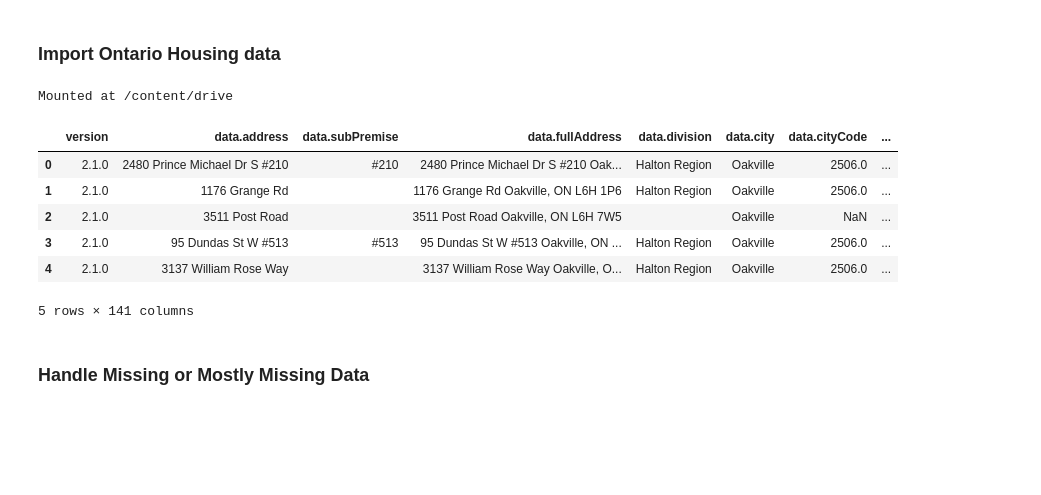
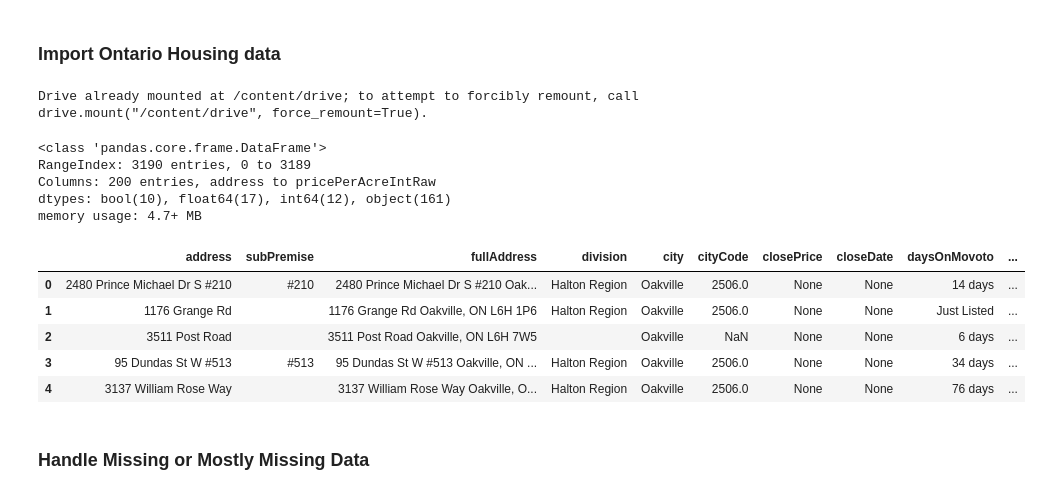
Before and after one commit to shahaansshah/3253-083_Group9, a Jupyter notebook: 3253_083_Group_9_Data_Analysis.ipynb, the cells around one changed output. Saved outputs shown, nothing was run; the diff lists cells and outputs as text; code cells hidden in the pictures; blank space fills up the shorter version.

```diff
--- a/3253_083_Group_9_Data_Analysis.ipynb
+++ b/3253_083_Group_9_Data_Analysis.ipynb
@@ -30,7 +18,0 @@ from sklearn.model_selection import train_test_split
-# %%
-from google.colab import drive
-drive.mount('/content/drive', force_remount=True)
-
-ontario_housing_data = pd.read_json('/content/drive/My Drive/Colab Notebooks/ontario_housing_cleaned.json', lines=True)
-# %% [output]
-Mounted at /content/drive
@@ -50,13 +19,56 @@ ontario_housing_data = pd.json_normalize(data)
-# %%
-ontario_housing_data.head()
-# %% [output]
-|  | version | data.address | data.subPremise | data.fullAddress | data.division | data.city | data.cityCode | ... |
-| 0 | 2.1.0 | 2480 Prince Michael Dr S #210 | #210 | 2480 Prince Michael Dr S #210 Oak... | Halton Region | Oakville | 2506.0 | ... |
-| 1 | 2.1.0 | 1176 Grange Rd |  | 1176 Grange Rd Oakville, ON L6H 1P6 | Halton Region | Oakville | 2506.0 | ... |
-| 2 | 2.1.0 | 3511 Post Road |  | 3511 Post Road Oakville, ON L6H 7W5 |  | Oakville | NaN | ... |
-| 3 | 2.1.0 | 95 Dundas St W #513 | #513 | 95 Dundas St W #513 Oakville, ON ... | Halton Region | Oakville | 2506.0 | ... |
-| 4 | 2.1.0 | 3137 William Rose Way |  | 3137 William Rose Way Oakville, O... | Halton Region | Oakville | 2506.0 | ... |
-5 rows × 141 columns
+# %%
+# Assuming you have the JSON data in a file named 'data.json' in your Google Drive
+# Mount your Google Drive
+from google.colab import drive
+drive.mount('/content/drive')
+# %% [output]
+Drive already mounted at /content/drive; to attempt to forcibly remount, call drive.mount("/content/drive", force_remount=True).
+# %%
+# Specify the path to your JSON file
+file_path = '/content/drive/MyDrive/Colab Notebooks/ontario_housing_cleaned.json'
+
+# Load the JSON data from the file line by line
+records = []
+with open(file_path, 'r') as f:
+    for line in f:
+        try:
+            data = json.loads(line) # Load each line as a separate JSON object
+            record = data.get('data') # Use .get() to handle potential missing 'data' key
+            if record is not None: # Check if 'data' exists and is not None
+                features = {}
+                for feature_group in record.get('features', []): # Handle cases where 'features' might be missing
+                    for feature_category in feature_group.get('value', []):
+                        for feature in feature_category.get('value', []):
+                            features[f"{feature_group['name']}_{feature_category['name']}_{feature['name']}"] = feature['value']
+
+                record.update(features)  # Add the extracted features to the record
+                record.pop('features', None)  # Remove the original nested features structure if it exists
+                records.append(record)
+        except json.JSONDecodeError as e:
+            print(f"Skipping invalid JSON line: {line}") # Log any lines that fail to parse
+
+# Create the DataFrame
+df = pd.DataFrame(records)
+
+# Save the DataFrame to a CSV file
+#df.to_csv('/content/drive/MyDrive/Colab Notebooks/3253/ontario_housing_cleaned.csv', index=False)
+
+
+# Display the DataFrame
+df.info()
+df.head()
+# %% [output]
+<class 'pandas.core.frame.DataFrame'>
+RangeIndex: 3190 entries, 0 to 3189
+Columns: 200 entries, address to pricePerAcreIntRaw
+dtypes: bool(10), float64(17), int64(12), object(161)
+memory usage: 4.7+ MB
+|  | address | subPremise | fullAddress | division | city | cityCode | closePrice | closeDate | daysOnMovoto | ... |
+| 0 | 2480 Prince Michael Dr S #210 | #210 | 2480 Prince Michael Dr S #210 Oak... | Halton Region | Oakville | 2506.0 | None | None | 14 days | ... |
+| 1 | 1176 Grange Rd |  | 1176 Grange Rd Oakville, ON L6H 1P6 | Halton Region | Oakville | 2506.0 | None | None | Just Listed | ... |
+| 2 | 3511 Post Road |  | 3511 Post Road Oakville, ON L6H 7W5 |  | Oakville | NaN | None | None | 6 days | ... |
+| 3 | 95 Dundas St W #513 | #513 | 95 Dundas St W #513 Oakville, ON ... | Halton Region | Oakville | 2506.0 | None | None | 34 days | ... |
+| 4 | 3137 William Rose Way |  | 3137 William Rose Way Oakville, O... | Halton Region | Oakville | 2506.0 | None | None | 76 days | ... |
 # %% [markdown]
 ### Handle Missing or Mostly Missing Data
 # %%
```
Also changed, not shown: parts of 16 cells of this notebook.
